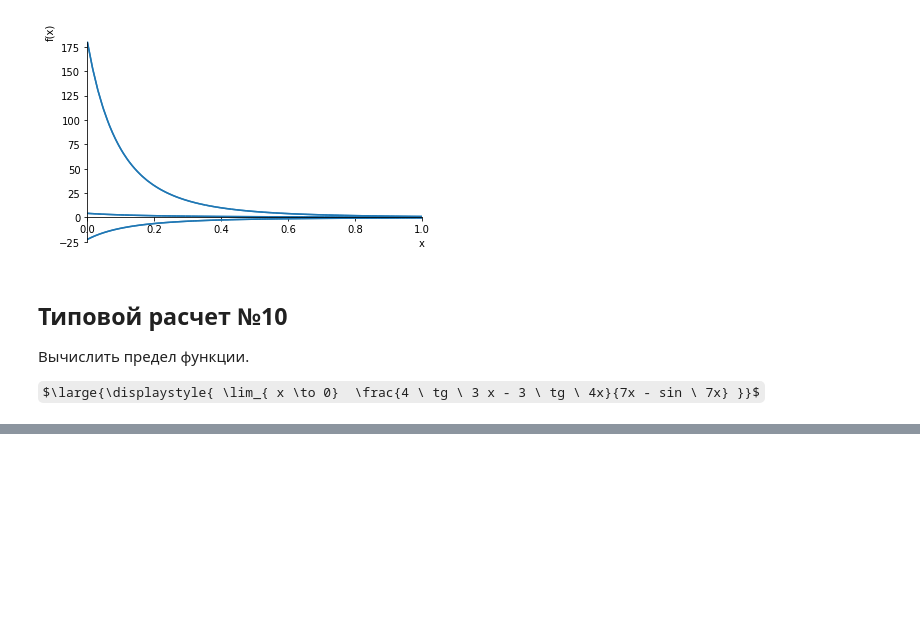
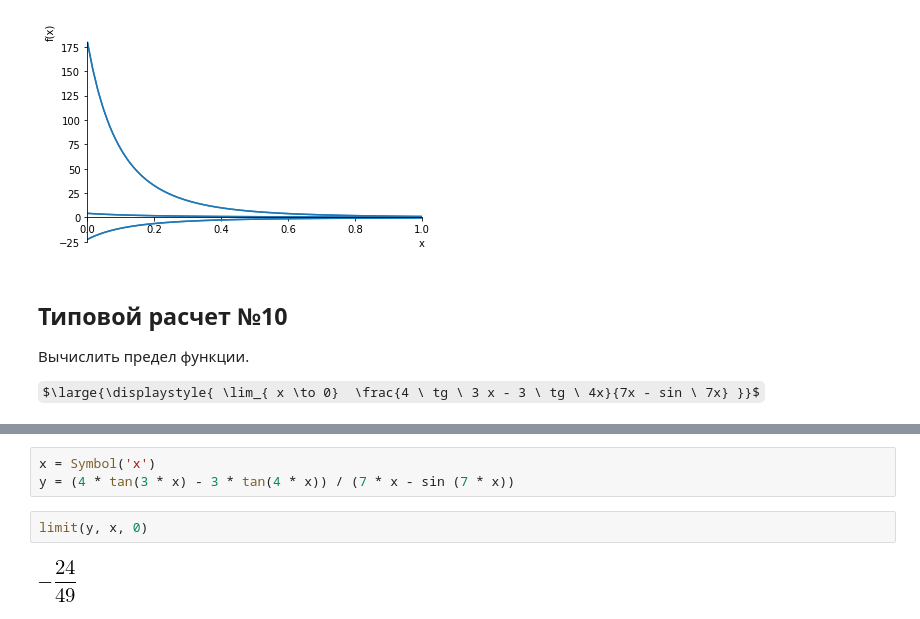
Before and after one commit to OlgaBelitskaya/math_20182019, a Jupyter notebook: mathanalysis_standardcalc209-215.ipynb, the cells around one changed output, grey strips where cells are left out. Saved outputs shown, nothing was run; the diff lists cells and outputs as text; some formulas as TeX source; blank space fills up the shorter version.

```diff
--- a/mathanalysis_standardcalc209-215.ipynb
+++ b/mathanalysis_standardcalc209-215.ipynb
@@ -73,0 +114,7 @@ $\large{\displaystyle{ \lim_{ x \to 0}  \frac{4 \ tg \ 3 x - 3 \ tg \ 4x}{7x - s
+# %%
+x = Symbol('x')
+y = (4 * tan(3 * x) - 3 * tan(4 * x)) / (7 * x - sin (7 * x))
+# %%
+limit(y, x, 0)
+# %% [output]
+[figure, added]
```
Also changed, not shown: parts of 28 cells of this notebook.
